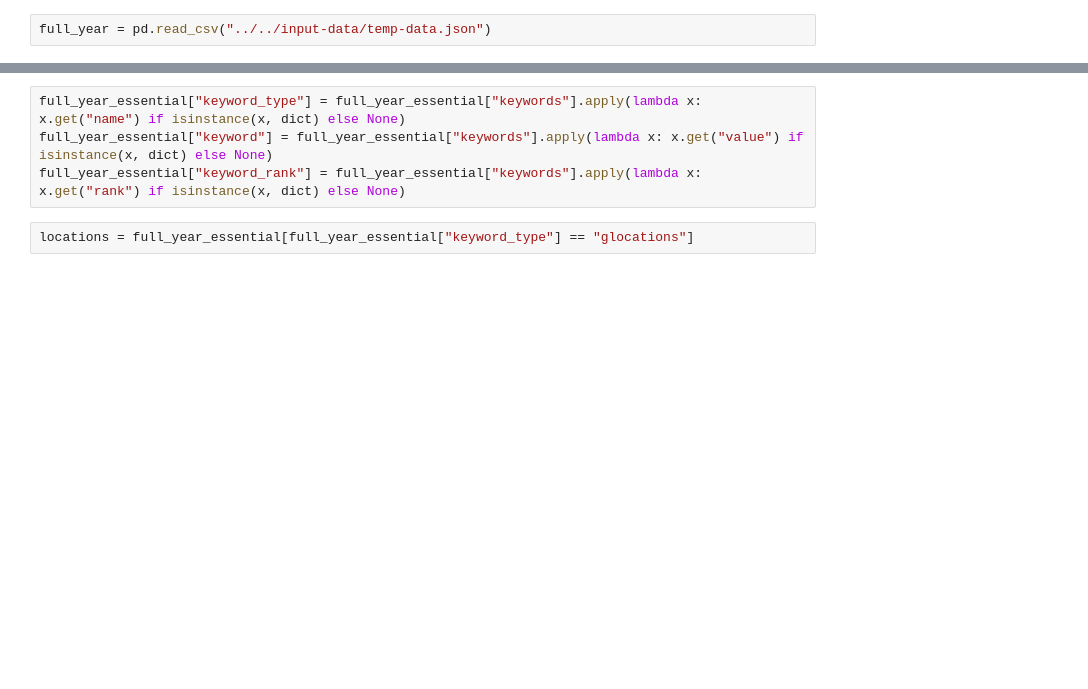
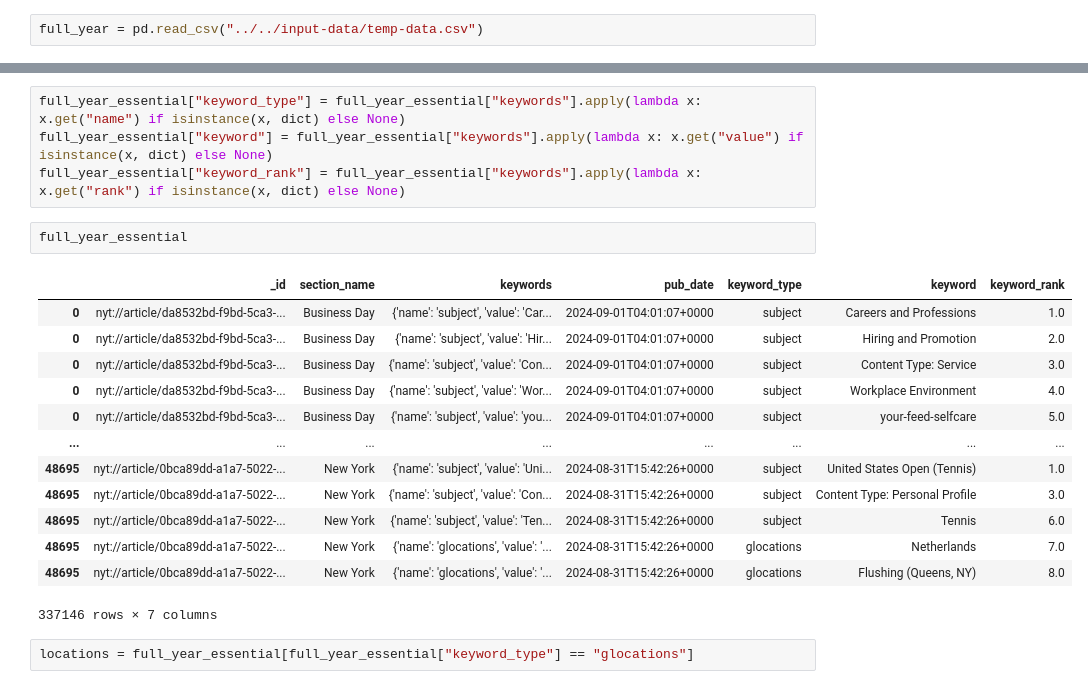
Before and after one commit to more-ginger/pn-analysis, a Jupyter notebook: notebooks/categories/places.ipynb, the cells around one changed output, grey strips where cells are left out. Saved outputs shown, nothing was run; the diff lists cells and outputs as text; blank space fills up the shorter version.

Commit message:
update: places data for nyt

```diff
--- a/notebooks/categories/places.ipynb
+++ b/notebooks/categories/places.ipynb
@@ -10,4 +9,4 @@ import pickle
 # %%
-full_year = pd.read_csv("../../input-data/temp-data.json")
+full_year = pd.read_csv("../../input-data/temp-data.csv")
 # %%
 full_year
@@ -27,6 +47,22 @@ full_year_essential["keyword"] = full_year_essential["keywords"].get("value")
 full_year_essential["keyword_type"] = full_year_essential["keywords"].apply(lambda x: x.get("name") if isinstance(x, dict) else None)
 full_year_essential["keyword"] = full_year_essential["keywords"].apply(lambda x: x.get("value") if isinstance(x, dict) else None)
 full_year_essential["keyword_rank"] = full_year_essential["keywords"].apply(lambda x: x.get("rank") if isinstance(x, dict) else None)
+# %%
+full_year_essential
+# %% [output]
+|  | _id | section_name | keywords | pub_date | keyword_type | keyword | keyword_rank |
+| 0 | nyt://article/da8532bd-f9bd-5ca3-... | Business Day | {'name': 'subject', 'value': 'Car... | 2024-09-01T04:01:07+0000 | subject | Careers and Professions | 1.0 |
+| 0 | nyt://article/da8532bd-f9bd-5ca3-... | Business Day | {'name': 'subject', 'value': 'Hir... | 2024-09-01T04:01:07+0000 | subject | Hiring and Promotion | 2.0 |
+| 0 | nyt://article/da8532bd-f9bd-5ca3-... | Business Day | {'name': 'subject', 'value': 'Con... | 2024-09-01T04:01:07+0000 | subject | Content Type: Service | 3.0 |
+| 0 | nyt://article/da8532bd-f9bd-5ca3-... | Business Day | {'name': 'subject', 'value': 'Wor... | 2024-09-01T04:01:07+0000 | subject | Workplace Environment | 4.0 |
+| 0 | nyt://article/da8532bd-f9bd-5ca3-... | Business Day | {'name': 'subject', 'value': 'you... | 2024-09-01T04:01:07+0000 | subject | your-feed-selfcare | 5.0 |
+| ... | ... | ... | ... | ... | ... | ... | ... |
+| 48695 | nyt://article/0bca89dd-a1a7-5022-... | New York | {'name': 'subject', 'value': 'Uni... | 2024-08-31T15:42:26+0000 | subject | United States Open (Tennis) | 1.0 |
+| 48695 | nyt://article/0bca89dd-a1a7-5022-... | New York | {'name': 'subject', 'value': 'Con... | 2024-08-31T15:42:26+0000 | subject | Content Type: Personal Profile | 3.0 |
+| 48695 | nyt://article/0bca89dd-a1a7-5022-... | New York | {'name': 'subject', 'value': 'Ten... | 2024-08-31T15:42:26+0000 | subject | Tennis | 6.0 |
+| 48695 | nyt://article/0bca89dd-a1a7-5022-... | New York | {'name': 'glocations', 'value': '... | 2024-08-31T15:42:26+0000 | glocations | Netherlands | 7.0 |
+| 48695 | nyt://article/0bca89dd-a1a7-5022-... | New York | {'name': 'glocations', 'value': '... | 2024-08-31T15:42:26+0000 | glocations | Flushing (Queens, NY) | 8.0 |
+337146 rows × 7 columns
 # %%
 locations = full_year_essential[full_year_essential["keyword_type"] == "glocations"]
 # %%
```
Also changed, not shown: parts of 48 cells of this notebook, 3 other files.
